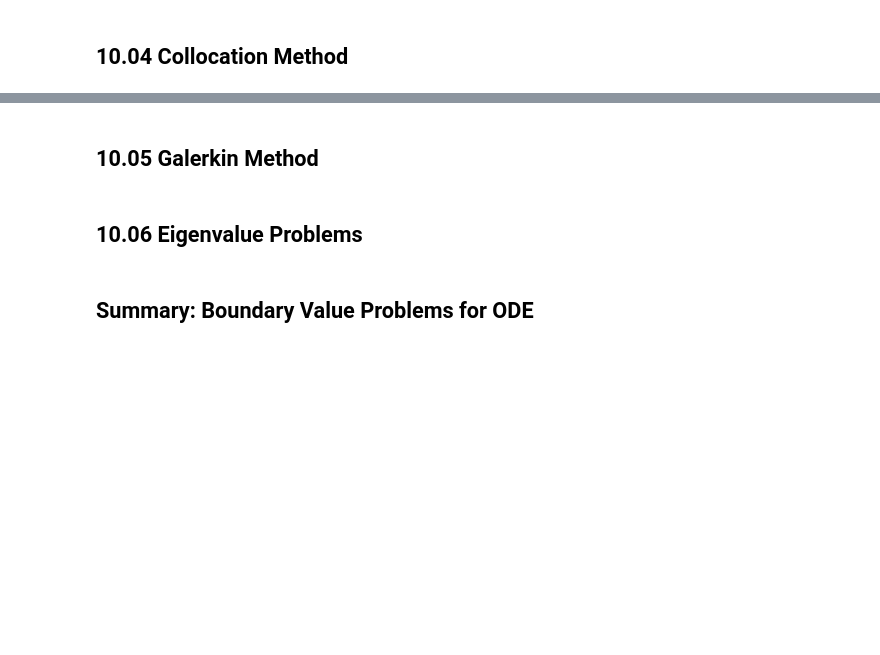
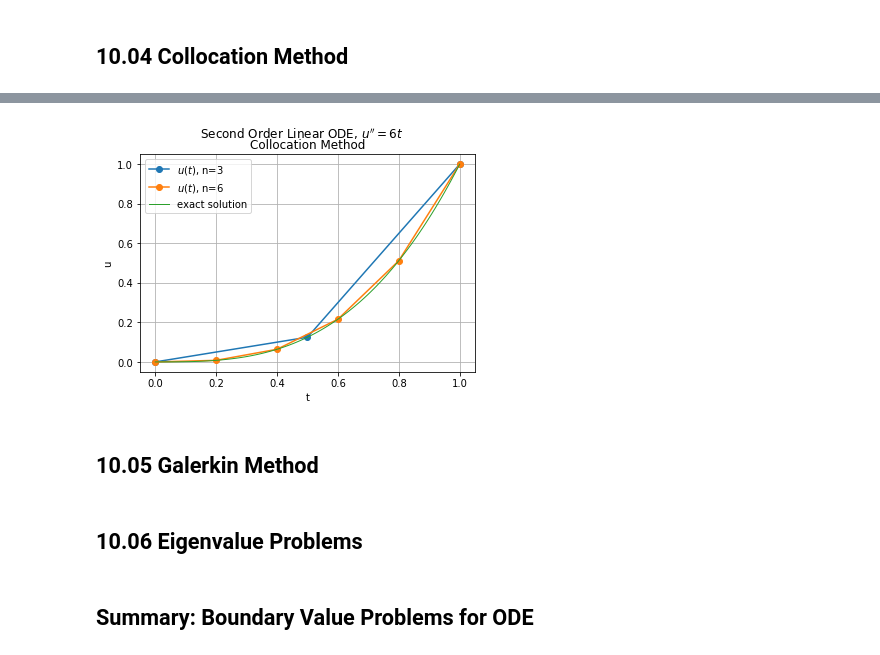
Before and after one commit to marcoemorais/numerics-python, a Jupyter notebook: notes/10-Boundary-Value-Problems-for-ODE.ipynb, the cells around one changed output, grey strips where cells are left out. Saved outputs shown, nothing was run; the diff lists cells and outputs as text; code cells hidden in the pictures; blank space fills up the shorter version.

```diff
--- a/notes/10-Boundary-Value-Problems-for-ODE.ipynb
+++ b/notes/10-Boundary-Value-Problems-for-ODE.ipynb
@@ -358,3 +392,99 @@ plt.show()
+# %%
+import matplotlib.pyplot as plt
+import numpy as np
+import scipy.optimize as opt
+
+%matplotlib inline
+
+def vander_bvp(t, order, vdt):
+    """
+    Form Vandermonde matrix A used as basis for collocation method.
+
+    t is the vector of collocation points.
+    order is the order of the derivative at the interior points.
+    vdt is the vector of derivative coefficients at the interior points.
+    """
+    n = t.size
+    A = np.vander(t, n, increasing=True)
+    # Roll coefficients of Vandermonde according to order.
+    A[1:n-1] = np.roll(A[1:n-1], 2)
+    A[1:n-1,:2] = 0.  # Vanishing terms of the derivative.
+    A[1:n-1,:] = np.multiply(A[1:n-1,:], vdt)
+    return A
+
+def residual(t, ua, ub, A, x):
+    """
+    Compute residual of nonlinear system used to solve two-point BVP.
+
+    t is the vector of collocation points.
+    ua, ub are the values of u(t) at the boundary conditions.
+    A is the Vandermonde matrix used as basis for collocation method.
+    x are the parameters.
+    """
+    n = t.size
+    b = np.zeros(n)
+    # Residual at first collocation point is BC.
+    b[0] = ua
+    # Residual at the interior points satisfies ODE.
+    b[1:n-1] = 6.*t[1:n-1]
+    # Residual at last collocation point is BC.
+    b[n-1] = ub
+    return np.matmul(A, x) - b
+
+def utx(t, x):
+    """
+    Evaluate the solution of u(t) using the vector of parameters.
+
+    t is the value where the solution is evaluated.
+    x is the vector of parameters returned from the collocation method.
+    """
+    exps = np.arange(0, x.size)
+    return np.dot(x, np.power(t, exps))
+
+
+# Setup the number of collocation points and boundary values.
+npoints, a, b, ua, ub = [3, 6], 0., 1., 0., 1.
+
+# Store the solution associated with each n.
+soltns = []
+
+# Solve the ODE for each value of n.
+for n in npoints:
+
+    # Compute the collocation points.
+    t = np.linspace(a, b, n, endpoint=True)
+
+    # Form the system of equations.
+    order, vdt = 2, np.array([0., 0., 2., 6., 12., 20.])
+    A = vander_bvp(t, order, vdt[:n])
+
+    # Use a straight line from a to b with y(b) = 1 as initial guess.
+    x0 = a + 1./(b-a)*t
+
+    # Solve the system of equations.
+    soltn = opt.fsolve(lambda x: residual(t, ua, ub, A, x), x0)
+    soltns.append((t, soltn))
+
+# Plot the solution obtained for each number of collocation points.
+for n, soltn in zip(npoints, soltns):
+    (t, x) = soltn
+    vutx = np.vectorize(lambda t: utx(t, x))
+    plt.plot(t, vutx(t), marker='o', label='$u(t)$, n={0}'.format(n))
+
+# Plot the exact value.
+t = np.linspace(a, b, 100)
+vutx = np.vectorize(lambda t: utx(t, x))
+plt.plot(t, vutx(t), ls='-', lw=1., label='exact solution')
+
+plt.suptitle("Second Order Linear ODE, $u'' = 6t$")
+plt.title('Collocation Method')
+plt.ylabel('u')
+plt.xlabel('t')
+plt.grid()
+plt.legend()
+plt.show()
+# %% [output]
+[figure, added]
 # %% [markdown]
 ## 10.05 Galerkin Method
 # %% [markdown]
```
Also changed, not shown: parts of 5 cells of this notebook, 1 other file.
